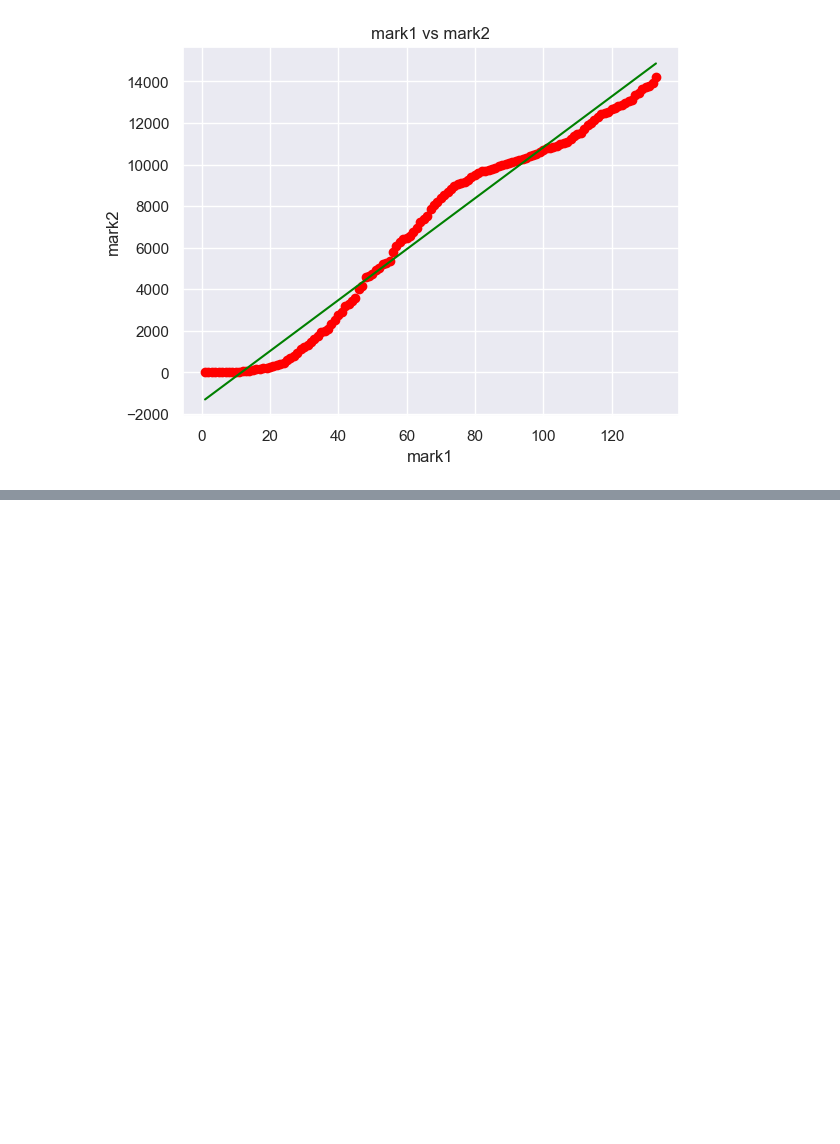
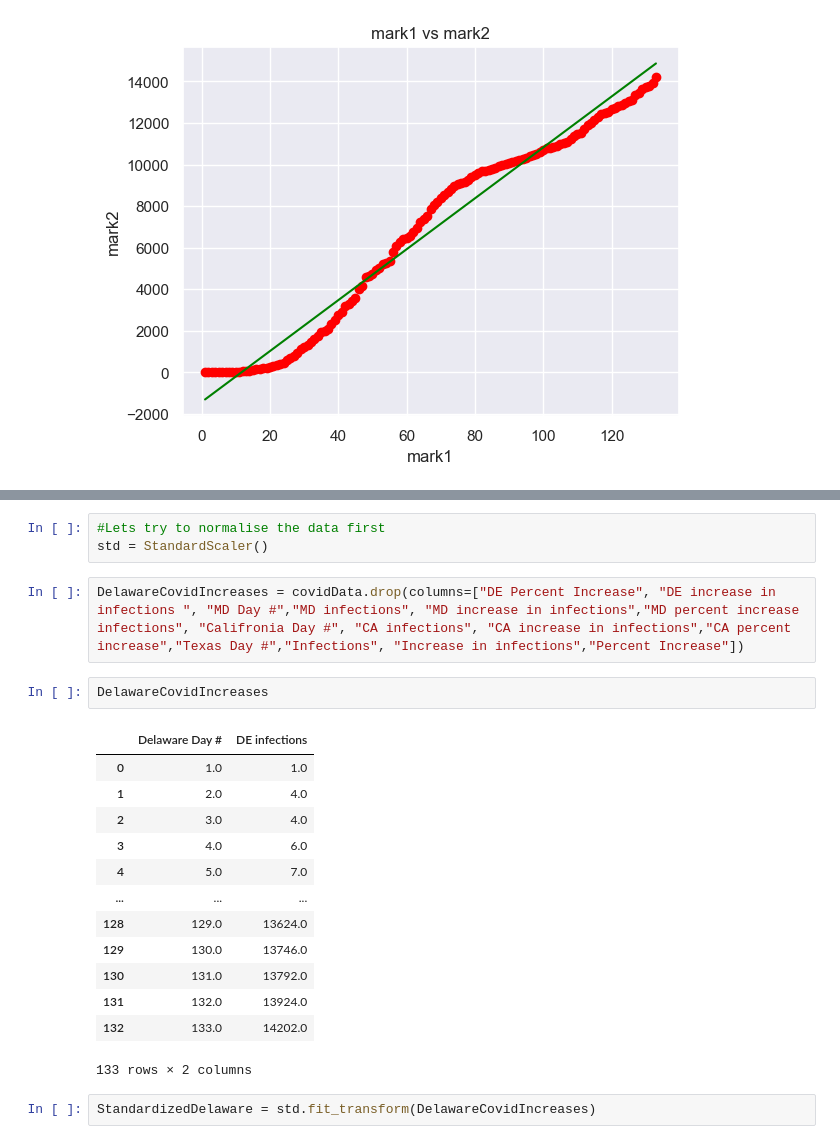
Before and after one commit to mwang840/DelawareCovidDataAnalysis, a Jupyter notebook: Covid19DataVisualization.ipynb, the cells around one changed output, grey strips where cells are left out. Drawn from its saved outputs; the diff is of its cells as text; blank space fills up the shorter version.

```diff
--- a/Covid19DataVisualization.ipynb
+++ b/Covid19DataVisualization.ipynb
@@ -275,0 +283,23 @@ ValueError: Found input variables with inconsistent numbers of samples: [7, 27]
+# %%
+#Lets try to normalise the data first
+std = StandardScaler()
+# %%
+DelawareCovidIncreases = covidData.drop(columns=["DE Percent Increase", "DE increase in infections ", "MD Day #","MD infections", "MD increase in infections","MD percent increase infections", "Califronia Day #", "CA infections", "CA increase in infections","CA percent increase","Texas Day #","Infections", "Increase in infections","Percent Increase"])
+# %%
+DelawareCovidIncreases
+# %% [output]
+|  | Delaware Day # | DE infections |
+| 0 | 1.0 | 1.0 |
+| 1 | 2.0 | 4.0 |
+| 2 | 3.0 | 4.0 |
+| 3 | 4.0 | 6.0 |
+| 4 | 5.0 | 7.0 |
+| ... | ... | ... |
+| 128 | 129.0 | 13624.0 |
+| 129 | 130.0 | 13746.0 |
+| 130 | 131.0 | 13792.0 |
+| 131 | 132.0 | 13924.0 |
+| 132 | 133.0 | 14202.0 |
+133 rows × 2 columns
+# %%
+StandardizedDelaware = std.fit_transform(DelawareCovidIncreases)
```
Also changed, not shown: parts of 6 cells of this notebook.
